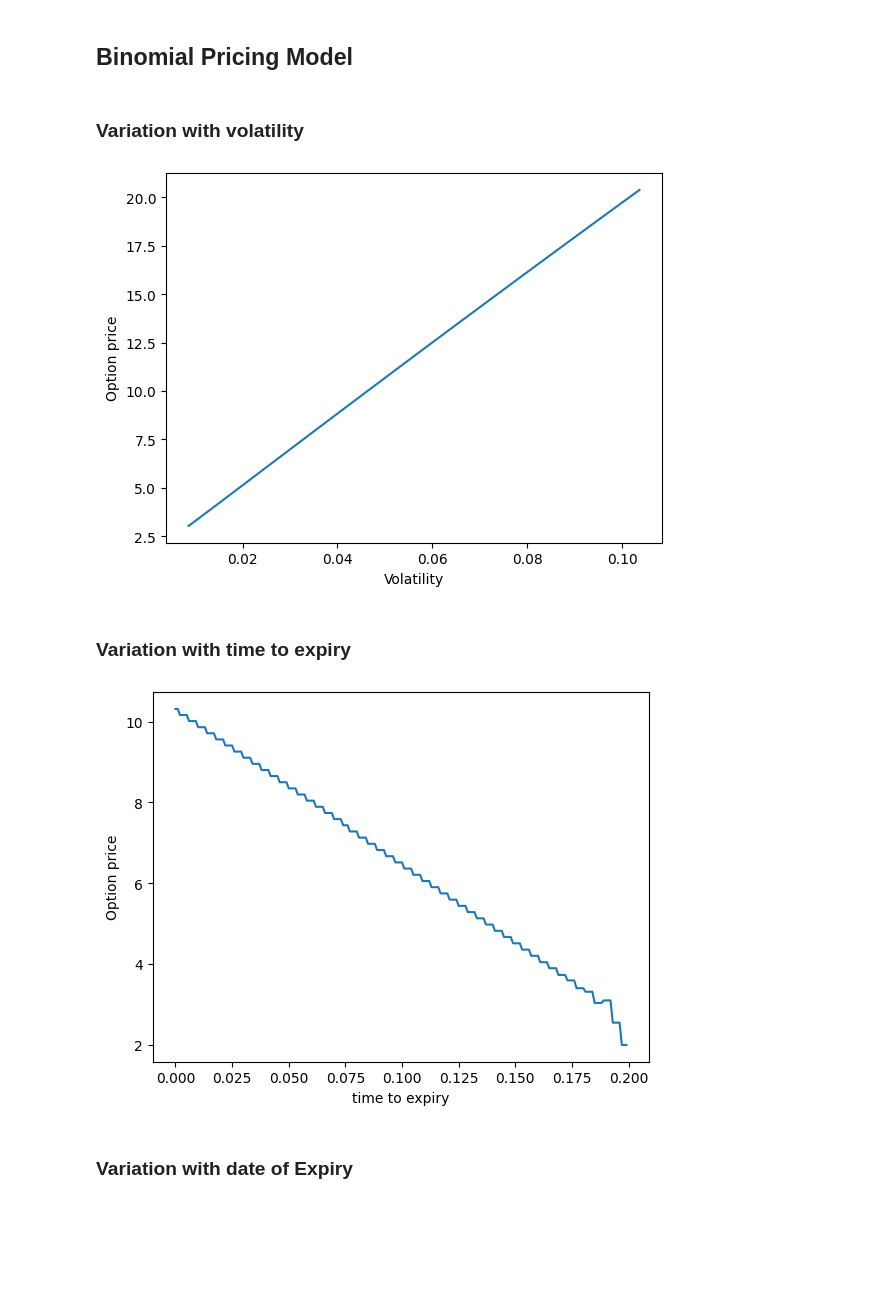
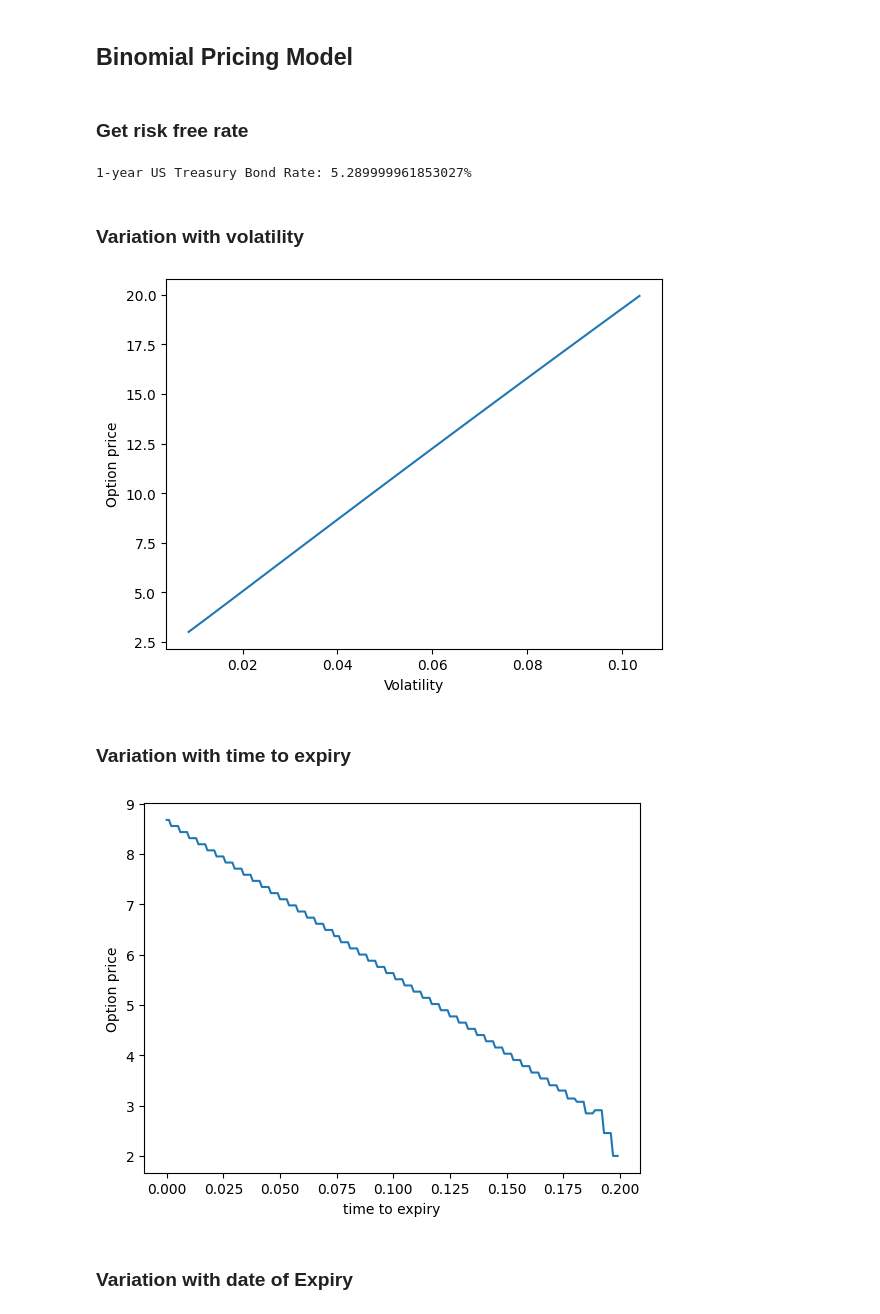
Before and after one commit to ansingh16/derivative_pricing, a Jupyter notebook: Code/Pricing.ipynb, the cells around one changed output. Drawn from its saved outputs; the diff is of its cells as text; code cells hidden in the pictures; blank space fills up the shorter version.

```diff
--- a/Code/Pricing.ipynb
+++ b/Code/Pricing.ipynb
@@ -15,7 +15,23 @@ ticker = 'META'
 
 # Set the date range for the historical data
 start_date = '2020-08-01'
-end_date = '2023-08-01'
+
+# Get today's date
+today = datetime.date.today()
+print("Today is: ", today)
+
+# Yesterday date
+yesterday = today - datetime.timedelta(days = 1)
+
+# Get the current date
+current_date = yesterday
+
+# Calculate the start date one year ago
+start_date = current_date - datetime.timedelta(days=365)
+
+# Calculate the end date as today
+end_date = current_date
+
 
 # Download historical stock data for each stock
 
@@ -89,35 +105,54 @@ For low values of lambda EWMA is more reactive to big market events but the high
 It is a good idea to check the values by setting lambda close to one. The low values of lambda in a period of low volatility can give you low values of volatility, this value can be misleading. Extreme events can occur in future. The high value of lambda can be used as a limiting case of volatility.
 # %% [markdown]
 ## Binomial Pricing Model
+# %% [markdown]
+### Get risk free rate
+# %%
+import yfinance as yf
+
+# Define the ticker symbol for the 1-year US Treasury bond
+treasury_symbol = "^IRX"  # ^IRX is the symbol for the 1-Year US Treasury Yield
+
+# Create a Ticker object
+treasury = yf.Ticker(treasury_symbol)
+
+# Get the historical data for the Treasury bond
+treasury_data = treasury.history(period="1d")  # Fetching a single day's data
+
+# Extract the yield for today
+risk_free_rate = treasury_data['Open'][0]
+
+print(f"1-year US Treasury Bond Rate: {one_year_yield}%")
+# %% [output]
+1-year US Treasury Bond Rate: 5.289999961853027%
 # %% [markdown]
 ### Variation with volatility
 # %%
 from Option_pricing import Pricing_Models
 
 volatility = stock.EMAV85.values[-1]
 # options
 current_price = stock.Close[-1]
 strike_price = current_price +2
-risk_free_rate = 0.05
 Expiry = 0.2
 dt = 1/252.0
 t=0.1
-
+risk_free_rate = 0.528
 
 option_price=[]
 sigma_range=np.arange(stock.EMAV85.values.min(),stock.EMAV85.values.max(),0.001)
 for sigma in sigma_range:
     models = Pricing_Models(strike_price, risk_free_rate, Expiry, sigma,dt)
     option_price.append(models.binomial_pricing(current_price,t))
 
 fig,ax = plt.subplots(1,1)
 ax.set_xlabel(r'Volatility')
 ax.set_ylabel(r'Option price')
 ax.plot(sigma_range,option_price)
 
 plt.show()
 # %% [output]
-[figure, old version]
+[figure, new version]
 # %% [markdown]
 ### Variation with time to expiry
 # %%
@@ -144,7 +179,7 @@ ax.plot(timetowxp,option_price)
 
 plt.show()
 # %% [output]
-[figure, old version]
+[figure, new version]
 # %% [markdown]
 ### Variation with date of Expiry
 # %%
```
Also changed, not shown: parts of 17 cells of this notebook, 1 other file.
